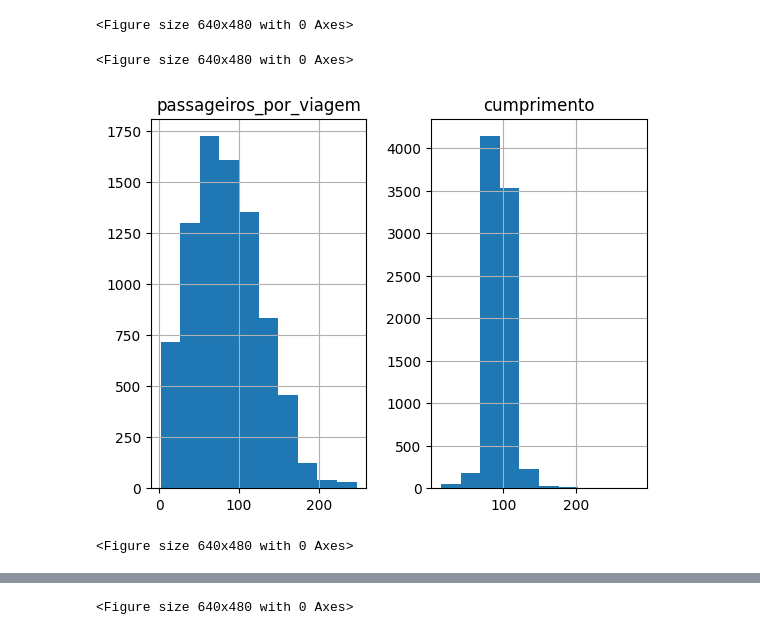
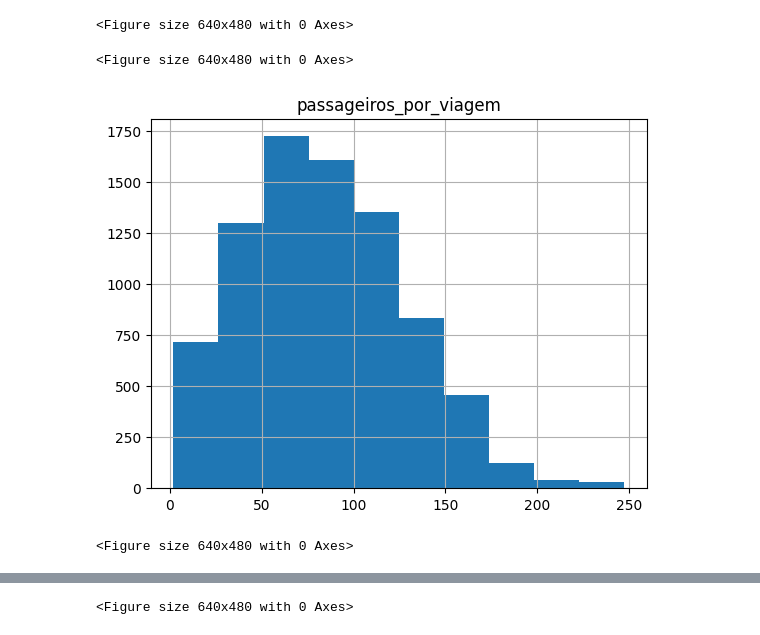
Before and after one commit to ArthurMontPereira/Analytica-Hackaton, a Jupyter notebook: notebooks/02_eda.ipynb, the cells around one changed output, grey strips where cells are left out. Cells and saved outputs as stored; diff of their text form; code cells hidden in the pictures.

```diff
--- a/notebooks/02_eda.ipynb
+++ b/notebooks/02_eda.ipynb
@@ -41,9 +48,9 @@ plt.figure()
 [figure]
 <Figure size 640x480 with 0 Axes>
 # %%
-df[['passageiros_por_viagem', 'cumprimento']].hist()
+df[['passageiros_por_viagem']].hist()
 plt.figure()
 # %% [output]
 <Figure size 640x480 with 0 Axes>
-[figure, old version]
+[figure, new version]
 <Figure size 640x480 with 0 Axes>
```
Also changed, not shown: parts of 5 cells of this notebook.
